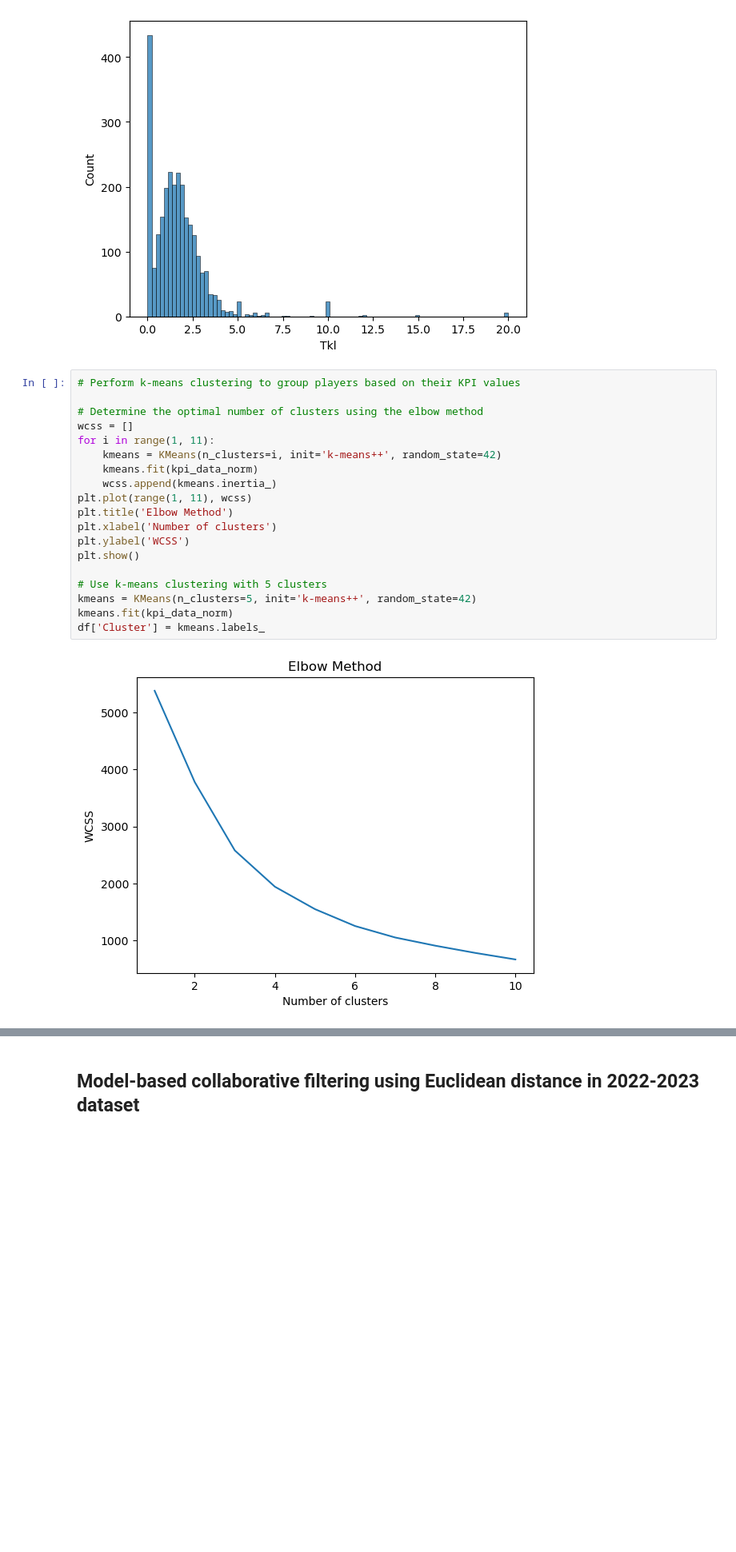
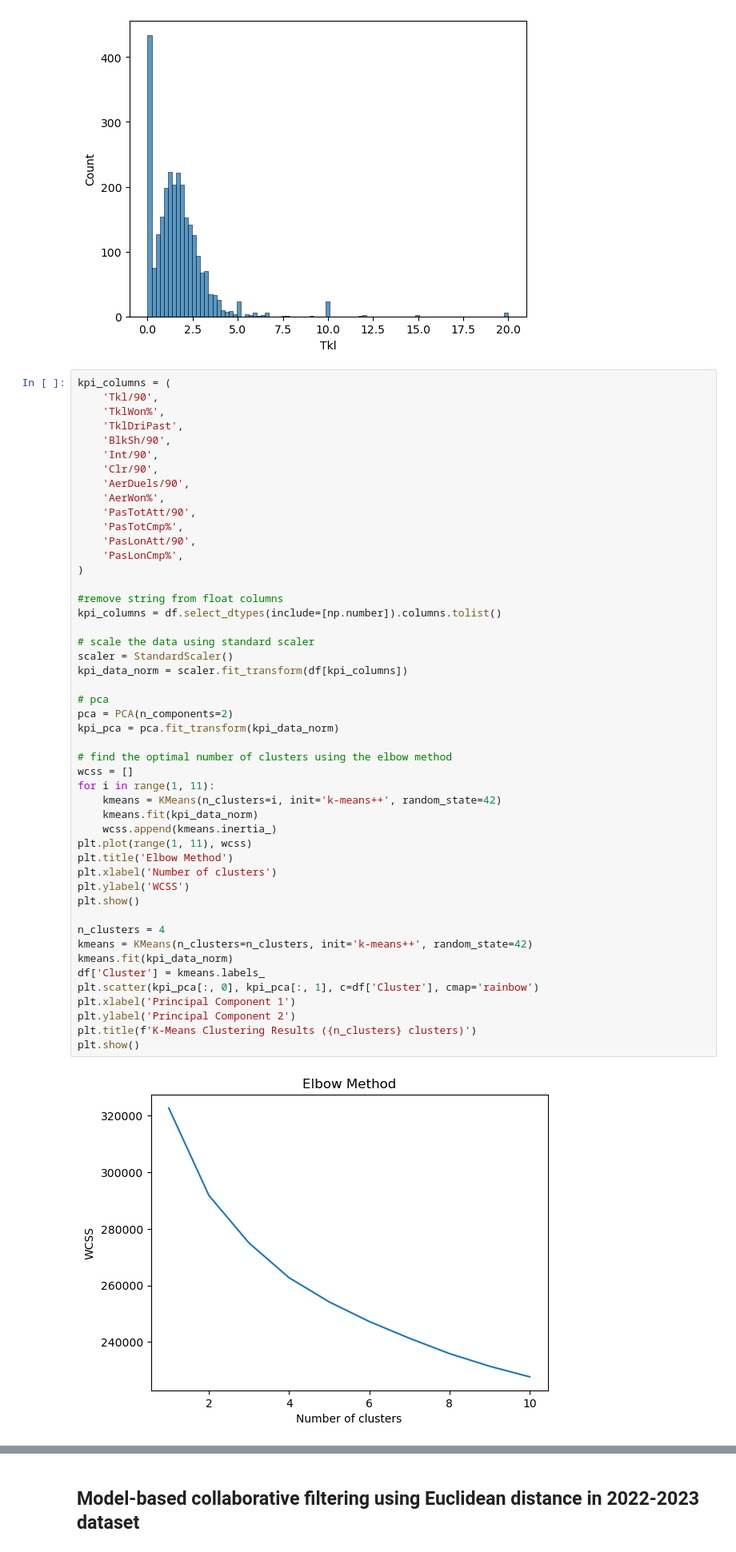
Before and after one commit to UrekMinhzino/Football-Player-Recommender-System, a Jupyter notebook: VanDick_replacement.ipynb, the cells around one changed output, grey strips where cells are left out. Shown at 80% size. Saved outputs shown, nothing was run; the diff lists cells and outputs as text; blank space fills up the shorter version.

```diff
--- a/VanDick_replacement.ipynb
+++ b/VanDick_replacement.ipynb
@@ -133,23 +136,52 @@ plt.show()
 # %% [output]
 [figure]
 # %%
-# Perform k-means clustering to group players based on their KPI values
+kpi_columns = (
+    'Tkl/90',
+    'TklWon%',
+    'TklDriPast',
+    'BlkSh/90',
+    'Int/90',
+    'Clr/90',
+    'AerDuels/90',
+    'AerWon%',
+    'PasTotAtt/90',
+    'PasTotCmp%',
+    'PasLonAtt/90',
+    'PasLonCmp%',
+)
 
-# Determine the optimal number of clusters using the elbow method
+#remove string from float columns
+kpi_columns = df.select_dtypes(include=[np.number]).columns.tolist()
+
+# scale the data using standard scaler
+scaler = StandardScaler()
+kpi_data_norm = scaler.fit_transform(df[kpi_columns])
+
+# pca
+pca = PCA(n_components=2)
+kpi_pca = pca.fit_transform(kpi_data_norm)
+
+# find the optimal number of clusters using the elbow method
 wcss = []
 for i in range(1, 11):
     kmeans = KMeans(n_clusters=i, init='k-means++', random_state=42)
     kmeans.fit(kpi_data_norm)
     wcss.append(kmeans.inertia_)
 plt.plot(range(1, 11), wcss)
 plt.title('Elbow Method')
 plt.xlabel('Number of clusters')
 plt.ylabel('WCSS')
 plt.show()
 
-# Use k-means clustering with 5 clusters
-kmeans = KMeans(n_clusters=5, init='k-means++', random_state=42)
+n_clusters = 4
+kmeans = KMeans(n_clusters=n_clusters, init='k-means++', random_state=42)
 kmeans.fit(kpi_data_norm)
 df['Cluster'] = kmeans.labels_
+plt.scatter(kpi_pca[:, 0], kpi_pca[:, 1], c=df['Cluster'], cmap='rainbow')
+plt.xlabel('Principal Component 1')
+plt.ylabel('Principal Component 2')
+plt.title(f'K-Means Clustering Results ({n_clusters} clusters)')
+plt.show()
 # %% [output]
-[figure, old version]
+[figure, new version]
```
Also changed, not shown: parts of 7 cells of this notebook, 2 other files.
